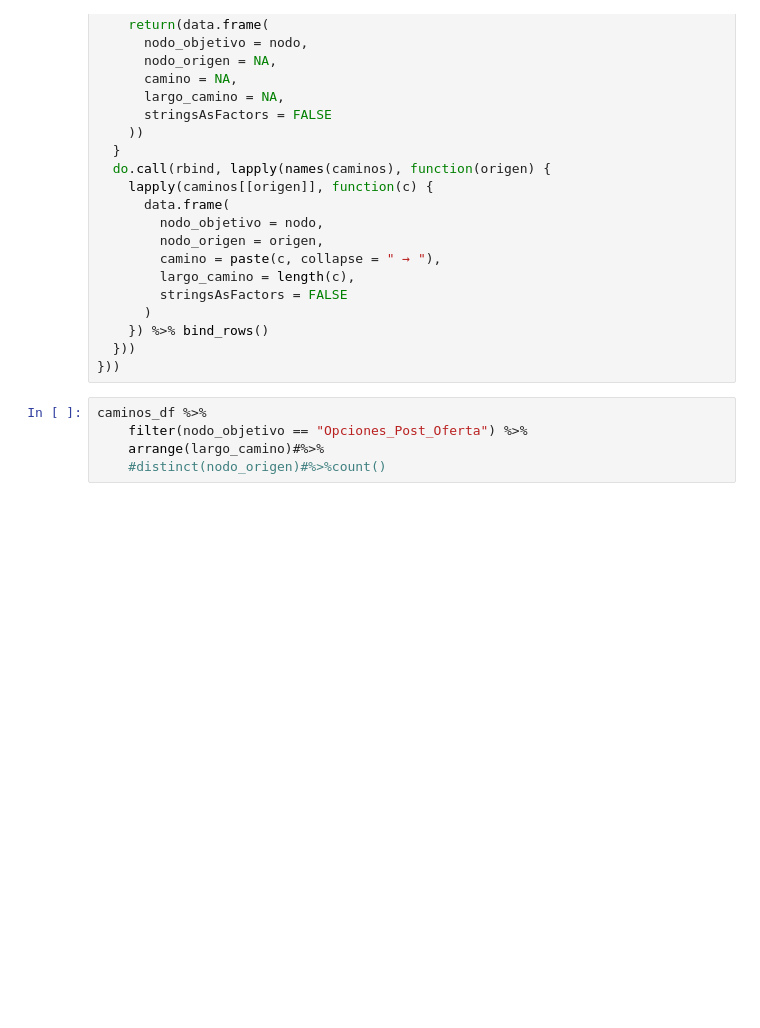
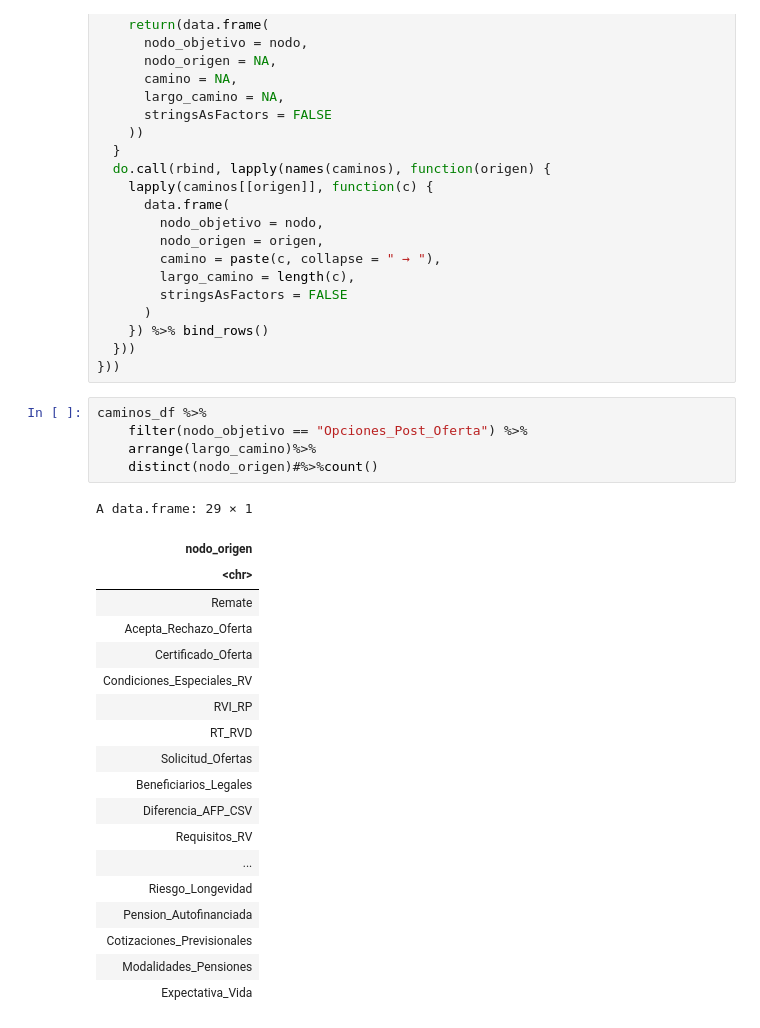
Before and after one commit to cutrerasc/Tesis-Doctorado, a Jupyter notebook: Modelo/Códigos/Manejo/Matriz_presedencia.ipynb, the cells around one changed output. Saved outputs shown, nothing was run; the diff lists cells and outputs as text; blank space fills up the shorter version.

```diff
--- a/Modelo/Códigos/Manejo/Matriz_presedencia.ipynb
+++ b/Modelo/Códigos/Manejo/Matriz_presedencia.ipynb
@@ -193,5 +229,25 @@ caminos_df <- do.call(rbind, lapply(names(caminos_hacia_atras), function(nodo) {
 # %%
 caminos_df %>%
     filter(nodo_objetivo == "Opciones_Post_Oferta") %>%
-    arrange(largo_camino)#%>%
-    #distinct(nodo_origen)#%>%count()
+    arrange(largo_camino)%>%
+    distinct(nodo_origen)#%>%count()
+# %% [output]
+A data.frame: 29 × 1
+| nodo_origen |
+| <chr> |
+| Remate |
+| Acepta_Rechazo_Oferta |
+| Certificado_Oferta |
+| Condiciones_Especiales_RV |
+| RVI_RP |
+| RT_RVD |
+| Solicitud_Ofertas |
+| Beneficiarios_Legales |
+| Diferencia_AFP_CSV |
+| Requisitos_RV |
+| ... |
+| Riesgo_Longevidad |
+| Pension_Autofinanciada |
+| Cotizaciones_Previsionales |
+| Modalidades_Pensiones |
+| Expectativa_Vida |
```
Also changed, not shown: parts of 2 cells of this notebook, 25 other files.
